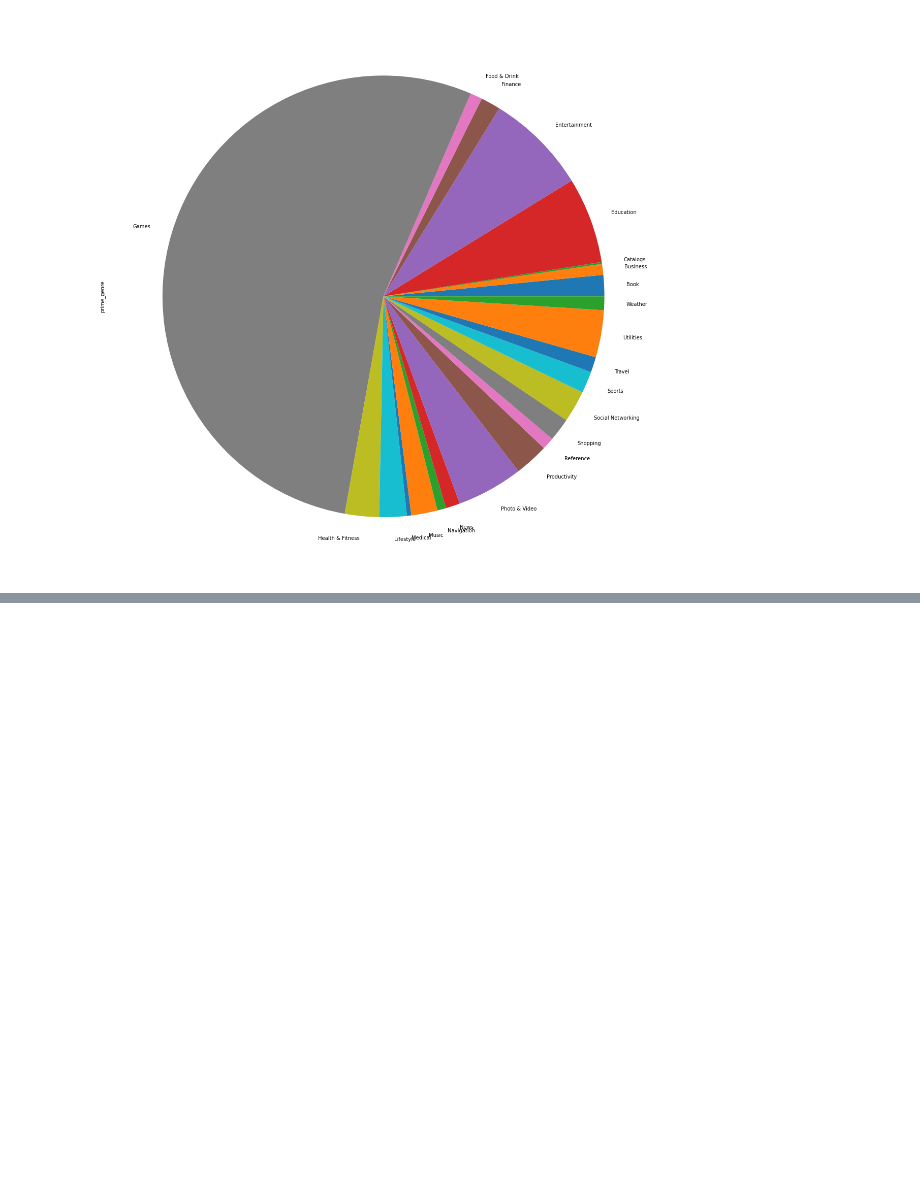
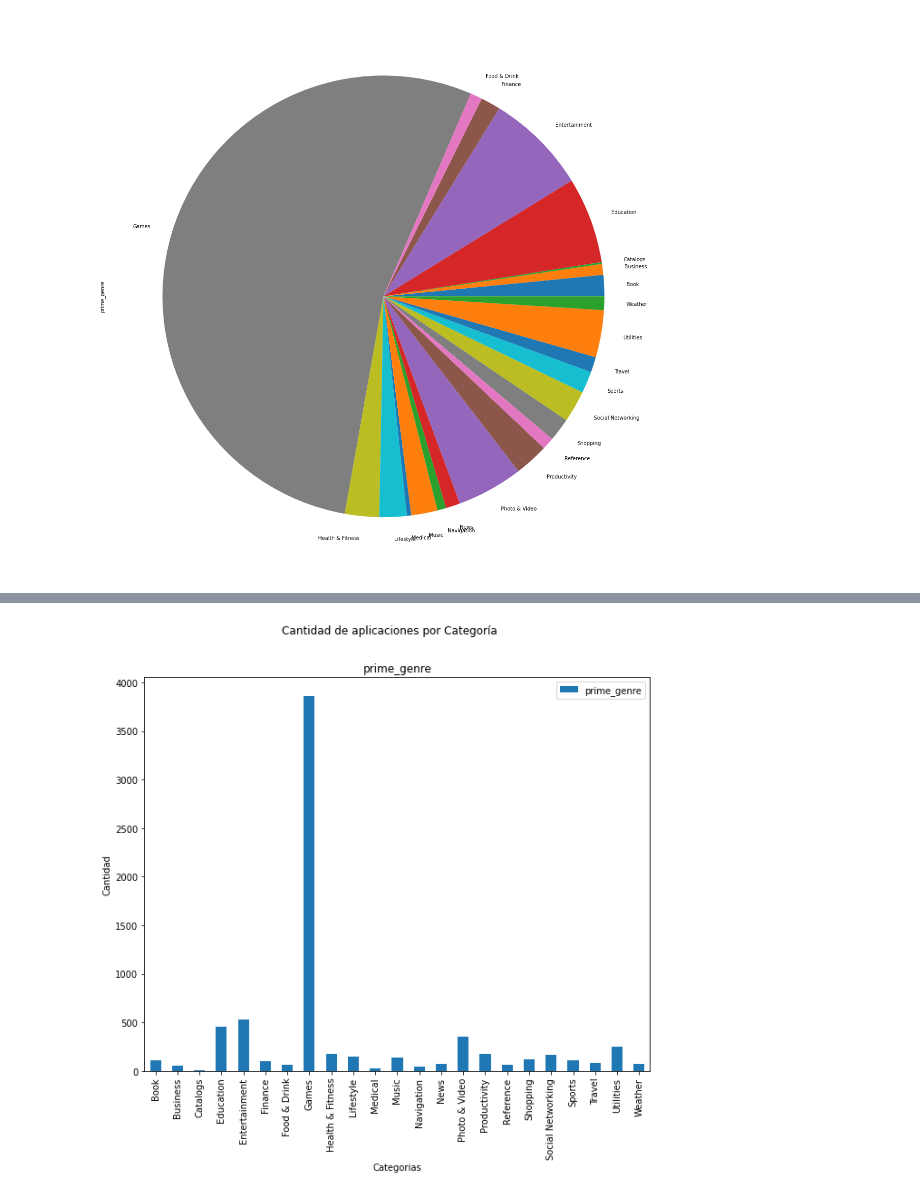
Before and after one commit to StevenMena/01MIAR_Python_IA, a Jupyter notebook: act/01MIAR_ACT_Final_Steeven_Mena.ipynb, the cells around one changed output, grey strips where cells are left out. Drawn from its saved outputs; the diff is of its cells as text; code cells hidden in the pictures; blank space fills up the shorter version.

```diff
--- a/act/01MIAR_ACT_Final_Steeven_Mena.ipynb
+++ b/act/01MIAR_ACT_Final_Steeven_Mena.ipynb
@@ -412,0 +414,12 @@ plt.show()
+# %%
+fig, axis = plt.subplots(1,1)
+ax = count_apps_by_genre.plot.bar(title='Cantidad de aplicaciones por Categoría', subplots=True, ax=axis)
+fig.set_size_inches(10, 8)
+ax[0].legend(loc='best')
+
+ax[0].set_ylabel('Cantidad')
+ax[0].set_xlabel('Categorias')
+
+plt.show()
+# %% [output]
+[figure, added]
```
Also changed, not shown: parts of 9 cells of this notebook.
